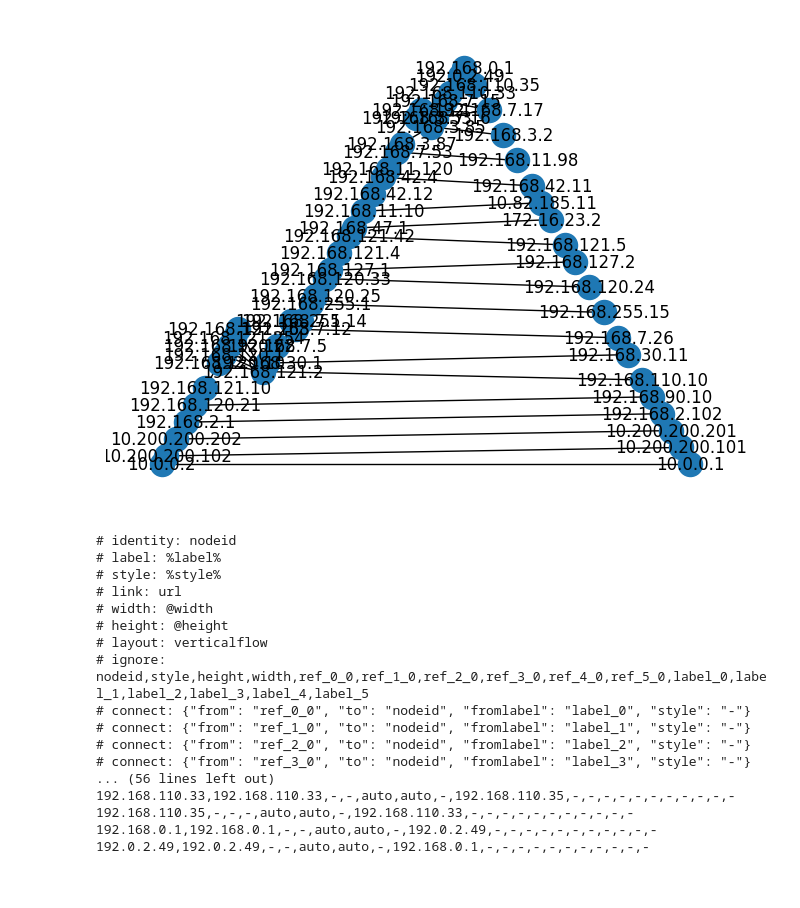
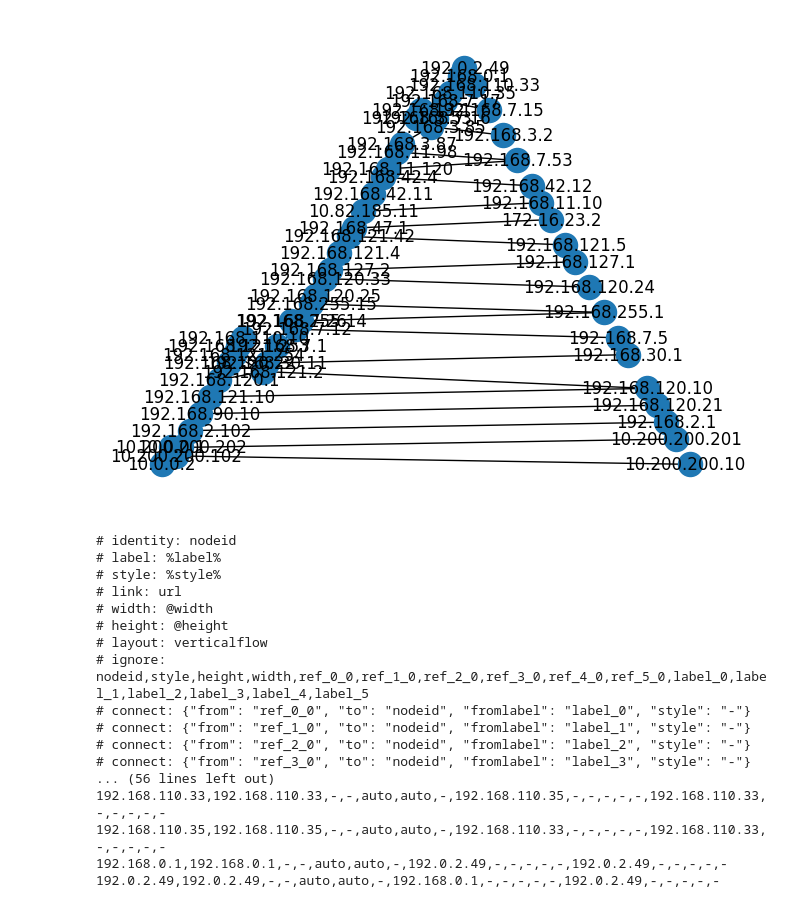
Before and after one commit to whit3rabbit/pcap-to-pandas, a Jupyter notebook: pcap-to-polars.ipynb, the cells around one changed output. Cells and saved outputs as stored; diff of their text form; code cells hidden in the pictures.

```diff
--- a/pcap-to-polars.ipynb
+++ b/pcap-to-polars.ipynb
@@ -199,17 +199,20 @@ shape: (25, 8)
 | "192.168.7.1" | "c8:0e:14:7e:33... | "192.168.7.12" | "00:a0:de:de:54... | false | 45184 | 8080 | false |
 | "192.168.7.12" | "00:a0:de:de:54... | "192.168.7.1" | "c8:0e:14:7e:33... | false | 8080 | 45184 | false |
 | "192.168.7.26" | "74:81:14:81:c2... | "192.168.7.12" | "00:a0:de:de:54... | false | 57789 | 1030 | false |
-# %%
-# Create a graph from the dataframe
-G = nx.Graph()
-G = nx.from_pandas_edgelist(filtered_df, 'src_ip', 'dst_ip', create_using=nx.Graph())
-nx.draw_planar(G, with_labels = True)
-# %% [output]
-[figure, removed]
+# %%
+# Create a graph from the dataframe
+G = nx.Graph()
+
+# From the filtered_df dataframe, create an edge with src_ip and dst_ip with src_ip as label
+for row in filtered_df.iterrows(named=True):
+    G.add_node(row.src_ip, label=row.src_ip)
+    G.add_node(row.dst_ip, label=row.dst_ip)
+    G.add_edge(row.src_ip, row.dst_ip, label=row.src_ip, nodeid=row.src_mac)
+
+nx.draw_planar(G, with_labels = True)
+# %% [output]
+[figure, added]
 # %%
-# Relabel the nodes with the IP address
-nx.set_node_attributes(G, {row["src_ip"]: row["src_ip"] for row in filtered_df.to_dicts()}, 'label')
-
 # Export the graph to draw.io format and print to standard output
 drawio.write(G, sys.stdout)
 # %% [output]
@@ -226,10 +229,10 @@ drawio.write(G, sys.stdout)
 # connect: {"from": "ref_2_0", "to": "nodeid", "fromlabel": "label_2", "style": "-"}
 # connect: {"from": "ref_3_0", "to": "nodeid", "fromlabel": "label_3", "style": "-"}
 ... (56 lines left out)
-192.168.110.33,192.168.110.33,-,-,auto,auto,-,192.168.110.35,-,-,-,-,-,-,-,-,-,-,-
-192.168.110.35,-,-,-,auto,auto,-,192.168.110.33,-,-,-,-,-,-,-,-,-,-,-
-192.168.0.1,192.168.0.1,-,-,auto,auto,-,192.0.2.49,-,-,-,-,-,-,-,-,-,-,-
-192.0.2.49,192.0.2.49,-,-,auto,auto,-,192.168.0.1,-,-,-,-,-,-,-,-,-,-,-
+192.168.110.33,192.168.110.33,-,-,auto,auto,-,192.168.110.35,-,-,-,-,-,192.168.110.33,-,-,-,-,-
+192.168.110.35,192.168.110.35,-,-,auto,auto,-,192.168.110.33,-,-,-,-,-,192.168.110.33,-,-,-,-,-
+192.168.0.1,192.168.0.1,-,-,auto,auto,-,192.0.2.49,-,-,-,-,-,192.0.2.49,-,-,-,-,-
+192.0.2.49,192.0.2.49,-,-,auto,auto,-,192.168.0.1,-,-,-,-,-,192.0.2.49,-,-,-,-,-
 # %%
 # Plot the number of packets per protocol
 q = (
```
Also changed, not shown: parts of 3 cells of this notebook.
